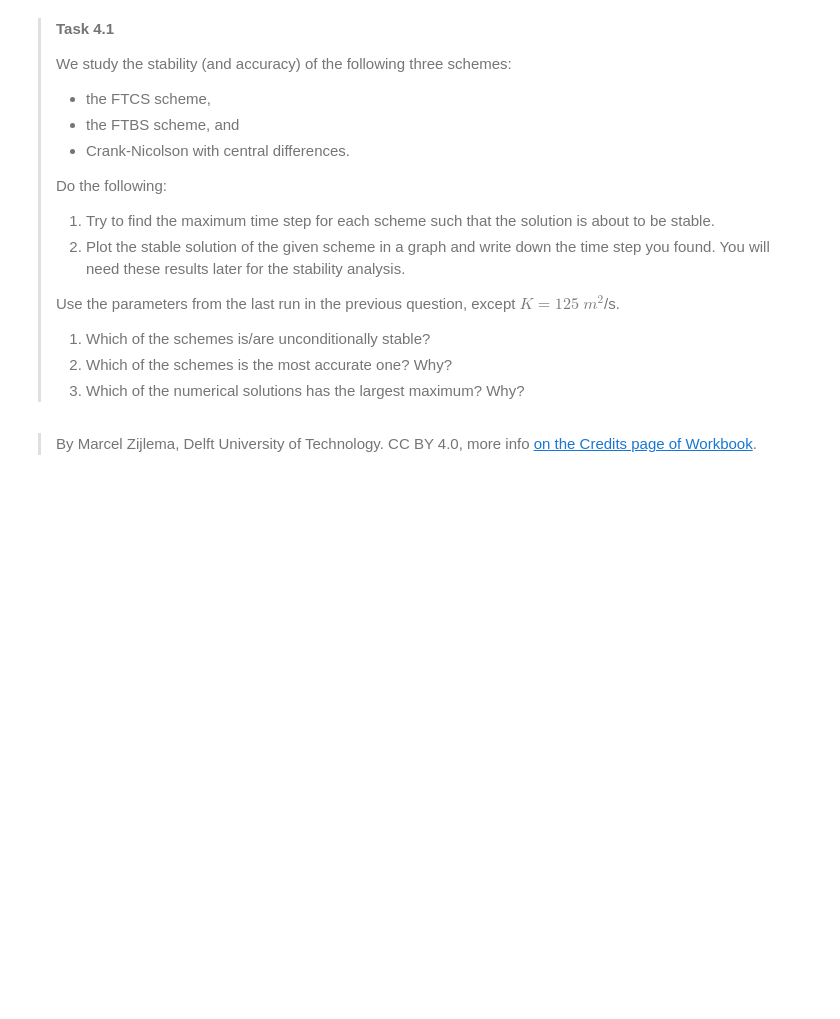
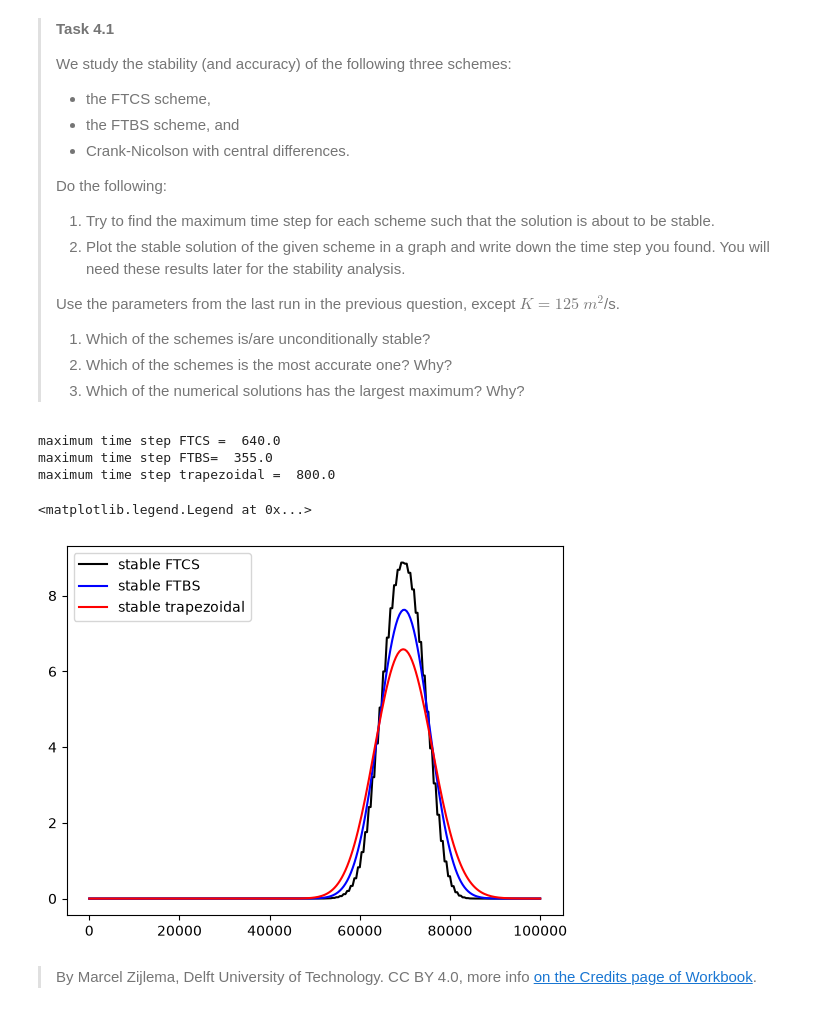
Before and after one commit to prajwalabc/GA2.1, a Jupyter notebook: grp09.ipynb, the cells around one changed output. Drawn from its saved outputs; the diff is of its cells as text; code cells hidden in the pictures; blank space fills up the shorter version.

```diff
--- a/grp09.ipynb
+++ b/grp09.ipynb
@@ -433,17 +444,34 @@ In this part of the assignment we will explore the stability of the various sche
 # %%
 # time step based on stability of FTCS
 K = 125.
-dt2 = np.floor(0.5 * dx*dx / K)
+dt_ftcs = np.floor(0.5 * dx*dx / K)
 
-print('maximum time step = ',dt2)
-ce = advdiff(u,K,c0,lenD,dt2,Tend,'central','theta',0.)
-N2 = int(Tend/dt2)
+print('maximum time step FTCS = ',dt_ftcs)
+ce = advdiff(u,K,c0,lenD,dt_ftcs,Tend,'central','theta',0.)
+N2 = int(Tend/dt_ftcs)
 plt.plot(x,ce[N2,:],'k',label='stable FTCS')
 
 # time step based on stability of FTBS
-### YOUR CODE HERE ###
+dt_fbts = np.floor(dx/(u + (2*K/dx)))
+
+print('maximum time step FTBS= ',dt_fbts)
+ce = advdiff(u,K,c0,lenD,dt_fbts,Tend,'central','theta',0.)
+N2 = int(Tend/dt_fbts)
+plt.plot(x,ce[N2,:],'b',label='stable FTBS')
 
 # time step based on stability of trapezoidal rule/central differences
-### YOUR CODE HERE ###
+dt_craknic = np.floor(dx / u)
+
+print('maximum time step trapezoidal = ',dt_craknic)
+ce = advdiff(u,K,c0,lenD,dt_craknic,Tend,'central','theta',0.5)
+N2 = int(Tend/dt_craknic)
+plt.plot(x,ce[N2,:],'r',label='stable trapezoidal')
+plt.legend()
+# %% [output]
+maximum time step FTCS =  640.0
+maximum time step FTBS=  355.0
+maximum time step trapezoidal =  800.0
+<matplotlib.legend.Legend at 0x...>
+[figure, added]
 # %% [markdown]
 > By Marcel Zijlema, Delft University of Technology. CC BY 4.0, more info [on the Credits page of Workbook](https://mude.citg.tudelft.nl/workbook-2026/credits.html).
```
Also changed, not shown: parts of 3 cells of this notebook.
